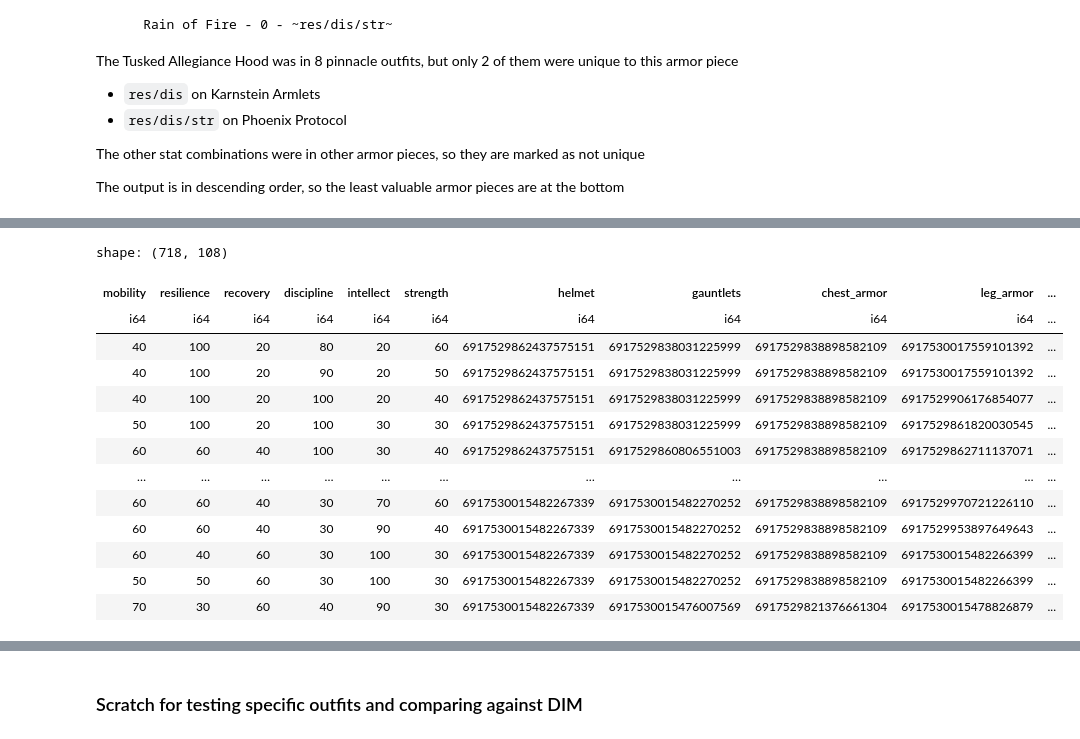
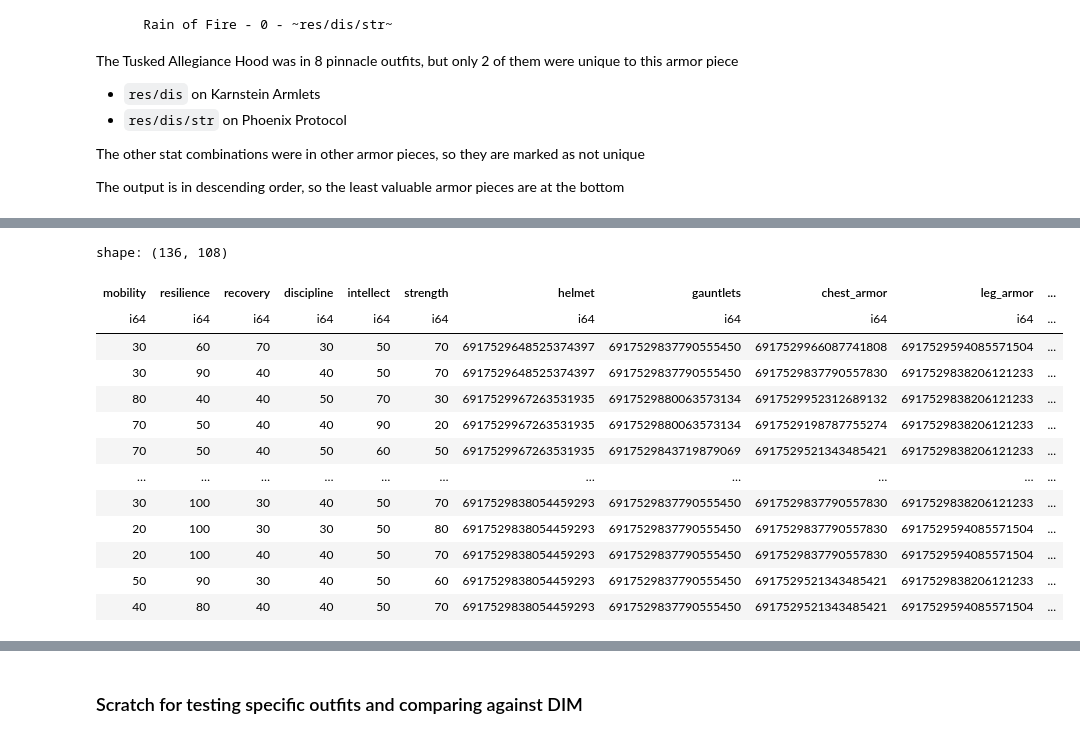
Before and after one commit to tednaleid/d2notebooks, a Jupyter notebook: d2armor.ipynb, the cells around one changed output, grey strips where cells are left out. Drawn from its saved outputs; the diff is of its cells as text; code cells hidden in the pictures.

```diff
--- a/d2armor.ipynb
+++ b/d2armor.ipynb
@@ -455,35 +455,35 @@ Total pieces: 51
 # %%
 import polars as pl
 from polars import col
 
 # if you want to find all the outfits for a specific armor piece
 def find_exotic_outfits_df(exotic_name, armor_dict, outfits_df):
     exotic_hash = ProfileOutfits.NO_EXOTIC_HASH
     for armor in armor_dict.values():
         if armor.item_name == exotic_name:
             exotic_hash = armor.item_hash
             break
 
     return outfits_df.filter(col('exotic_hash') == exotic_hash)
 
-exotic_outfits_df = find_exotic_outfits_df("Starfire Protocol", armor_dict, pinnacle_outfits_df)
+exotic_outfits_df = find_exotic_outfits_df("Lion Rampant", armor_dict, pinnacle_outfits_df)
 
 exotic_outfits_df
 # %% [output]
-shape: (718, 108)
+shape: (136, 108)
 | mobility | resilience | recovery | discipline | intellect | strength | helmet | gauntlets | chest_armor | leg_armor | ... |
 | i64 | i64 | i64 | i64 | i64 | i64 | i64 | i64 | i64 | i64 | ... |
-| 40 | 100 | 20 | 80 | 20 | 60 | 6917529862437575151 | 6917529838031225999 | 6917529838898582109 | 6917530017559101392 | ... |
-| 40 | 100 | 20 | 90 | 20 | 50 | 6917529862437575151 | 6917529838031225999 | 6917529838898582109 | 6917530017559101392 | ... |
-| 40 | 100 | 20 | 100 | 20 | 40 | 6917529862437575151 | 6917529838031225999 | 6917529838898582109 | 6917529906176854077 | ... |
-| 50 | 100 | 20 | 100 | 30 | 30 | 6917529862437575151 | 6917529838031225999 | 6917529838898582109 | 6917529861820030545 | ... |
-| 60 | 60 | 40 | 100 | 30 | 40 | 6917529862437575151 | 6917529860806551003 | 6917529838898582109 | 6917529862711137071 | ... |
+| 30 | 60 | 70 | 30 | 50 | 70 | 6917529648525374397 | 6917529837790555450 | 6917529966087741808 | 6917529594085571504 | ... |
+| 30 | 90 | 40 | 40 | 50 | 70 | 6917529648525374397 | 6917529837790555450 | 6917529837790557830 | 6917529838206121233 | ... |
+| 80 | 40 | 40 | 50 | 70 | 30 | 6917529967263531935 | 6917529880063573134 | 6917529952312689132 | 6917529838206121233 | ... |
+| 70 | 50 | 40 | 40 | 90 | 20 | 6917529967263531935 | 6917529880063573134 | 6917529198787755274 | 6917529838206121233 | ... |
+| 70 | 50 | 40 | 50 | 60 | 50 | 6917529967263531935 | 6917529843719879069 | 6917529521343485421 | 6917529838206121233 | ... |
 | … | … | … | … | … | … | … | … | … | … | ... |
-| 60 | 60 | 40 | 30 | 70 | 60 | 6917530015482267339 | 6917530015482270252 | 6917529838898582109 | 6917529970721226110 | ... |
-| 60 | 60 | 40 | 30 | 90 | 40 | 6917530015482267339 | 6917530015482270252 | 6917529838898582109 | 6917529953897649643 | ... |
-| 60 | 40 | 60 | 30 | 100 | 30 | 6917530015482267339 | 6917530015482270252 | 6917529838898582109 | 6917530015482266399 | ... |
-| 50 | 50 | 60 | 30 | 100 | 30 | 6917530015482267339 | 6917530015482270252 | 6917529838898582109 | 6917530015482266399 | ... |
-| 70 | 30 | 60 | 40 | 90 | 30 | 6917530015482267339 | 6917530015476007569 | 6917529821376661304 | 6917530015478826879 | ... |
+| 30 | 100 | 30 | 40 | 50 | 70 | 6917529838054459293 | 6917529837790555450 | 6917529837790557830 | 6917529838206121233 | ... |
+| 20 | 100 | 30 | 30 | 50 | 80 | 6917529838054459293 | 6917529837790555450 | 6917529837790557830 | 6917529594085571504 | ... |
+| 20 | 100 | 40 | 40 | 50 | 70 | 6917529838054459293 | 6917529837790555450 | 6917529837790557830 | 6917529594085571504 | ... |
+| 50 | 90 | 30 | 40 | 50 | 60 | 6917529838054459293 | 6917529837790555450 | 6917529521343485421 | 6917529838206121233 | ... |
+| 40 | 80 | 40 | 40 | 50 | 70 | 6917529838054459293 | 6917529837790555450 | 6917529521343485421 | 6917529594085571504 | ... |
 # %%
 # find a particular exotic armor piece and stat combo you're interested in
 stats = ['resilience', 'discipline', 'strength']
```
Also changed, not shown: parts of 3 cells of this notebook.
